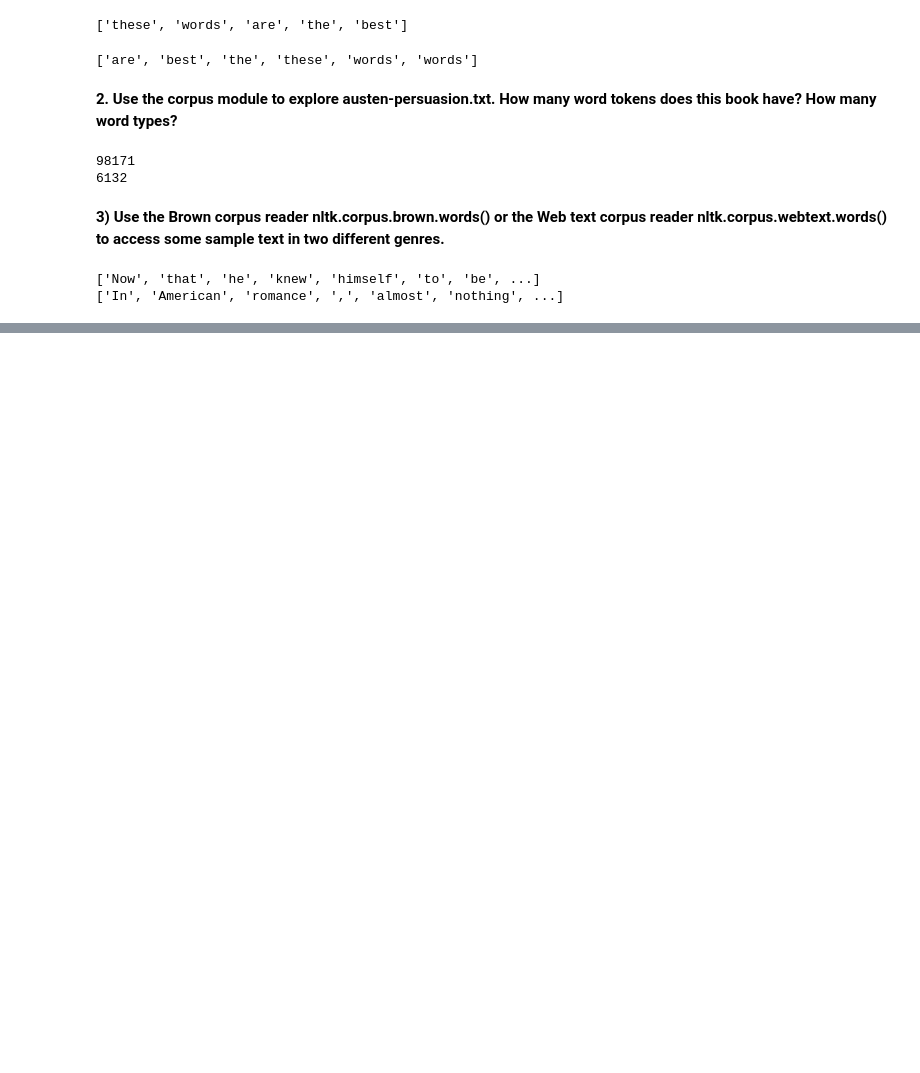
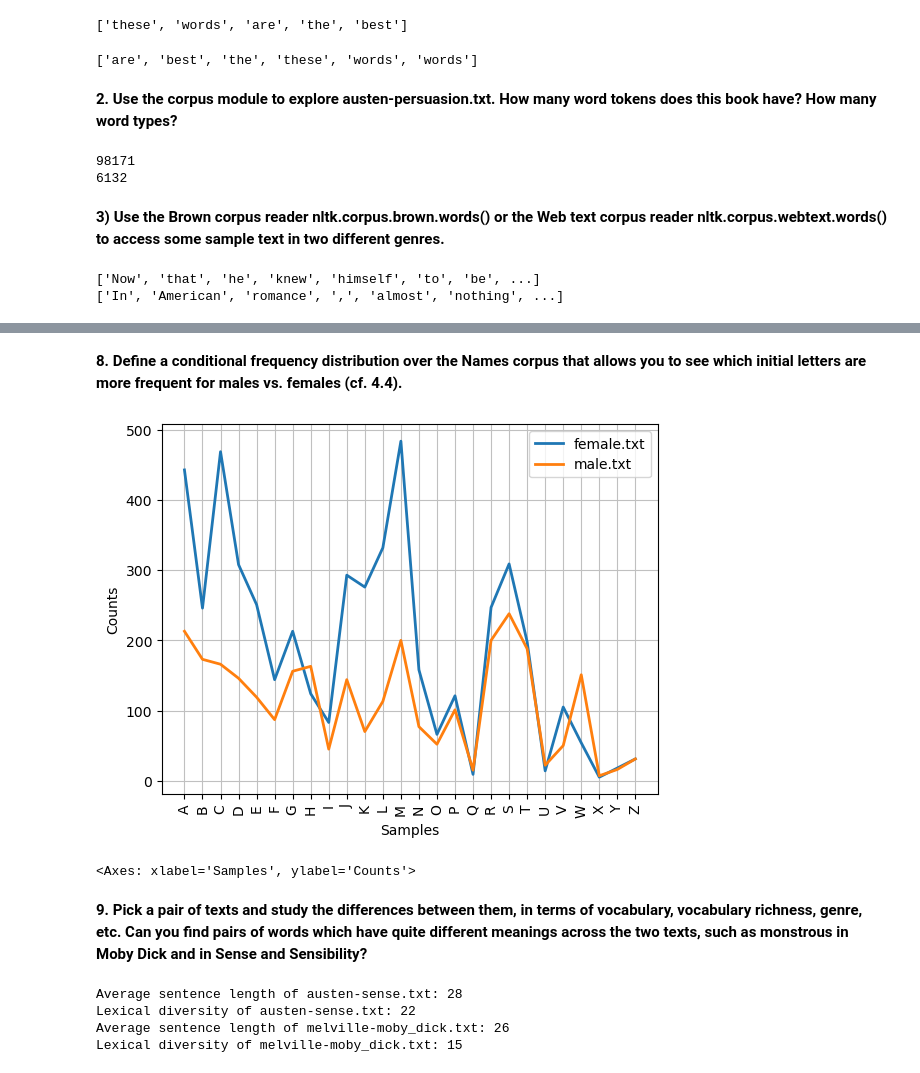
Before and after one commit to alextsiak/nltk-exercises, a Jupyter notebook: nltk-chapter-2.ipynb, the cells around one changed output, grey strips where cells are left out. Cells and saved outputs as stored; diff of their text form; code cells hidden in the pictures; blank space fills up the shorter version.

```diff
--- a/nltk-chapter-2.ipynb
+++ b/nltk-chapter-2.ipynb
@@ -147,0 +144,29 @@ several varieties , most of which , however , are little known . Broad - nosed
+# %% [markdown]
+<b>8. Define a conditional frequency distribution over the Names corpus that allows you to see which initial letters are more frequent for males vs. females (cf. 4.4).</b>
+# %%
+cfd = nltk.ConditionalFreqDist(
+(fileid, name[0])
+for fileid in names.fileids()
+for name in names.words(fileid))
+cfd.plot()
+# %% [output]
+[figure, added]
+<Axes: xlabel='Samples', ylabel='Counts'>
+# %% [markdown]
+<b>9. Pick a pair of texts and study the differences between them, in terms of vocabulary, vocabulary richness, genre, etc. Can you find pairs of words which have quite different meanings across the two texts, such as monstrous in Moby Dick and in Sense and Sensibility?</b>
+# %%
+sense = nltk.Text(gutenberg.words('austen-sense.txt'))
+moby = nltk.Text(gutenberg.words('melville-moby_dick.txt'))
+
+for fileid in gutenberg.fileids():
+    if fileid == 'austen-sense.txt' or fileid == 'melville-moby_dick.txt':
+        num_chars = len(gutenberg.raw(fileid))
+        num_words = len(gutenberg.words(fileid))
+        num_sents = len(gutenberg.sents(fileid))
+        num_vocab = len(set(w.lower() for w in gutenberg.words(fileid)))
+        print(f"Average sentence length of {fileid}: {round(num_words/num_sents)}\nLexical diversity of {fileid}: {round(num_words/num_vocab)}")
+# %% [output]
+Average sentence length of austen-sense.txt: 28
+Lexical diversity of austen-sense.txt: 22
+Average sentence length of melville-moby_dick.txt: 26
+Lexical diversity of melville-moby_dick.txt: 15
```
Also changed, not shown: parts of 19 cells of this notebook.
